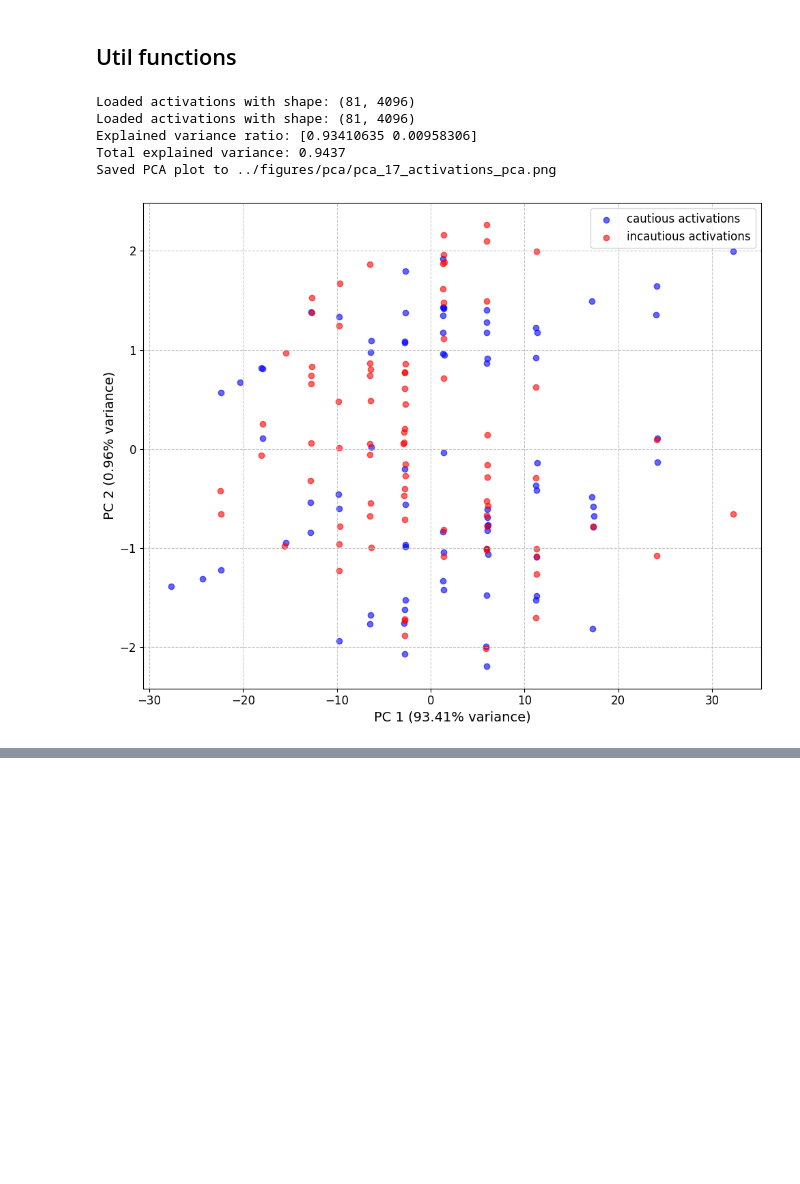
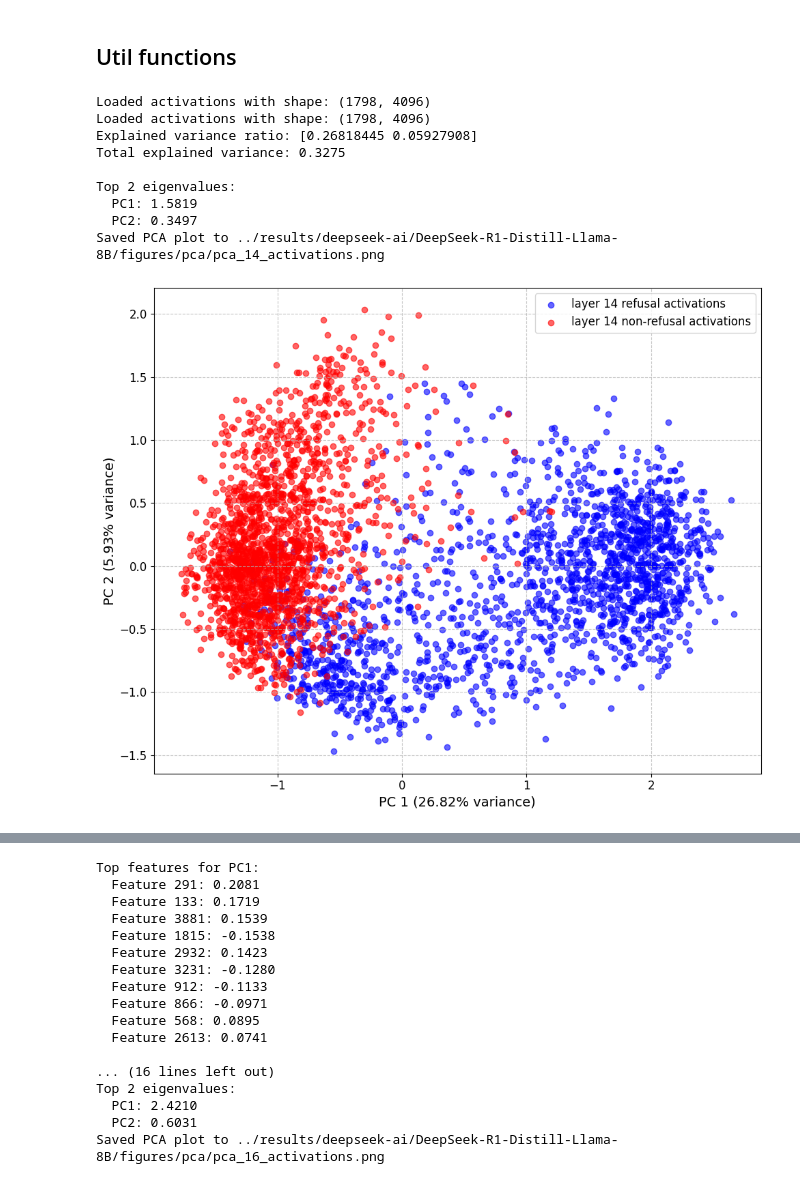
Before and after one commit to kureha-yamaguchi/reasoning-manipulation, a Jupyter notebook: probing/visualise_pca.ipynb, the cells around one changed output, grey strips where cells are left out. Drawn from its saved outputs; the diff is of its cells as text; code cells hidden in the pictures; blank space fills up the shorter version.

```diff
--- a/probing/visualise_pca.ipynb
+++ b/probing/visualise_pca.ipynb
@@ -5,6 +5,14 @@ from sklearn.decomposition import PCA
 import os
 # %% [markdown]
 ## Util functions
+# %%
+model_name = 'deepseek-ai/DeepSeek-R1-Distill-Llama-8B'
+layers = [14,15,16,17,18]
+type = 'cot'
+# Create output directory if it doesn't exist
+activations_dir = os.path.join('../results', model_name, 'activations')
+output_dir = os.path.join('../results', model_name, 'figures','pca')
+os.makedirs(output_dir, exist_ok=True)
 # %%
 def set_plotting_settings():
     """Set matplotlib settings for better visualizations"""
@@ -80,6 +88,12 @@ def plot_pca_comparison(activations1, activations2, n_components=2, labels=None,
         print(f"Explained variance ratio: {explained_variance}")
         print(f"Total explained variance: {sum(explained_variance):.4f}")
 
+        # Print eigenvalues (variance explained in absolute terms)
+        eigenvalues = pca.explained_variance_[:n_components]
+        print(f"\nTop {n_components} eigenvalues:")
+        for i, eigenval in enumerate(eigenvalues):
+            print(f"  PC{i+1}: {eigenval:.4f}")
+
         # Add explained variance to axis labels
         plt.xlabel(f'PC 1 ({explained_variance[0]:.2%} variance)')
         plt.ylabel(f'PC 2 ({explained_variance[1]:.2%} variance)')
@@ -102,7 +116,8 @@ def plot_pca_comparison(activations1, activations2, n_components=2, labels=None,
             "pca": pca,
             "activations1_pca": activations1_pca,
             "activations2_pca": activations2_pca,
-            "explained_variance": explained_variance
+            "explained_variance": explained_variance,
+            "eigenvalues": eigenvalues
         }
     else:
         print("Need at least 2 components to create a 2D plot")
@@ -134,43 +149,45 @@ def analyze_pca_components(pca, n_top_features=10):
 # %%
 def main():
     ndims = 2
-    layers = [17]
-    labels = ["cautious activations", "incautious activations"]
-    activations_dir = "../activations/prompt/"
-    output_dir = "../figures/pca/"
 
     for layer in layers:
         # Load activations
-        activations_cautious = load_activations(os.path.join(activations_dir, f"deepseek_layer_{layer}_cautious_activations.npy"))
-        activations_noncautious = load_activations(os.path.join(activations_dir, f"deepseek_layer_{layer}_noncautious_activations.npy"))
+        activations_refusal = load_activations(os.path.join(activations_dir, 'refusal', f"layer_{layer}_{type}_activations.npy"))
+        activations_nonrefusal = load_activations(os.path.join(activations_dir, 'non_refusal', f"layer_{layer}_{type}_activations.npy"))
 
-        if activations_cautious is None or activations_noncautious is None:
+        if activations_refusal is None or activations_nonrefusal is None:
             print("Failed to load one or both activation files. Exiting.")
             return
 
         # Check dimensions
-        if activations_cautious.shape != activations_noncautious.shape:
-            print(f"Warning: Activation shapes don't match - {activations_cautious.shape} vs {activations_noncautious.shape}")
+        if activations_refusal.shape != activations_nonrefusal.shape:
+            print(f"Warning: Activation shapes don't match - {activations_refusal.shape} vs {activations_nonrefusal.shape}")
+
+        labels = [f"layer {layer} refusal activations", f"layer {layer} non-refusal activations"]
 
         # Plot PCA comparison
         result = plot_pca_comparison(
-            activations_cautious,
-            activations_noncautious,
+            activations_refusal,
+            activations_nonrefusal,
             n_components=ndims,
             labels=labels,
-            output_file=os.path.join(output_dir, f"pca_{layer}_activations_pca.png")
+            output_file=os.path.join(output_dir, f"pca_{layer}_activations.png")
         )
 
         # Analyze PCA components if requested
         if result:
             analyze_pca_components(result["pca"])
 
 main()
 # %% [output]
-Loaded activations with shape: (81, 4096)
-Loaded activations with shape: (81, 4096)
-Explained variance ratio: [0.93410635 0.00958306]
-Total explained variance: 0.9437
-Saved PCA plot to ../figures/pca/pca_17_activations_pca.png
+Loaded activations with shape: (1798, 4096)
+Loaded activations with shape: (1798, 4096)
+Explained variance ratio: [0.26818445 0.05927908]
+Total explained variance: 0.3275
+
+Top 2 eigenvalues:
+  PC1: 1.5819
+  PC2: 0.3497
+Saved PCA plot to ../results/deepseek-ai/DeepSeek-R1-Distill-Llama-8B/figures/pca/pca_14_activations.png
-[figure, old version]
+[figure, new version]
 Top features for PC1:
@@ -192,0 +211,17 @@ Top features for PC1:
+Top features for PC1:
+  Feature 291: 0.2081
+  Feature 133: 0.1719
+  Feature 3881: 0.1539
+  Feature 1815: -0.1538
+  Feature 2932: 0.1423
+  Feature 3231: -0.1280
+  Feature 912: -0.1133
+  Feature 866: -0.0971
+  Feature 568: 0.0895
+  Feature 2613: 0.0741
+
+... (16 lines left out)
+Top 2 eigenvalues:
+  PC1: 2.4210
+  PC2: 0.6031
+Saved PCA plot to ../results/deepseek-ai/DeepSeek-R1-Distill-Llama-8B/figures/pca/pca_16_activations.png
```
Also changed, not shown: parts of 2 cells of this notebook.
